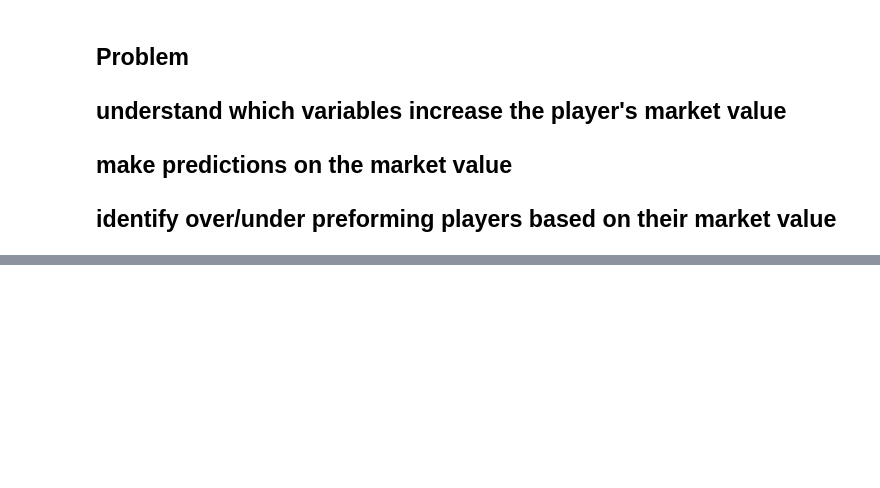
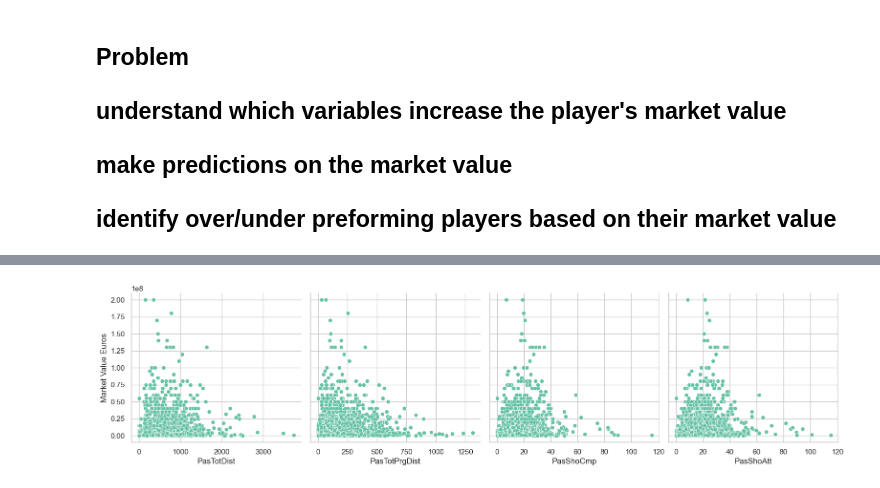
Before and after one commit to ZahraZellazi/Football_Player_Market_Value, a Jupyter notebook: MarketValuePrediction.ipynb, the cells around one changed output, grey strips where cells are left out. Saved outputs shown, nothing was run; the diff lists cells and outputs as text; code cells hidden in the pictures; blank space fills up the shorter version.

```diff
--- a/MarketValuePrediction.ipynb
+++ b/MarketValuePrediction.ipynb
@@ -38,0 +298,4 @@ player_raw.head()
+# %%
+g = sns.pairplot(data=player_agg,y_vars=['Market Value Euros'],x_vars=['PasTotDist', 'PasTotPrgDist', 'PasShoCmp', 'PasShoAtt'], height = 4)
+# %% [output]
+[figure, added]
```
Also changed, not shown: parts of 34 cells of this notebook.
